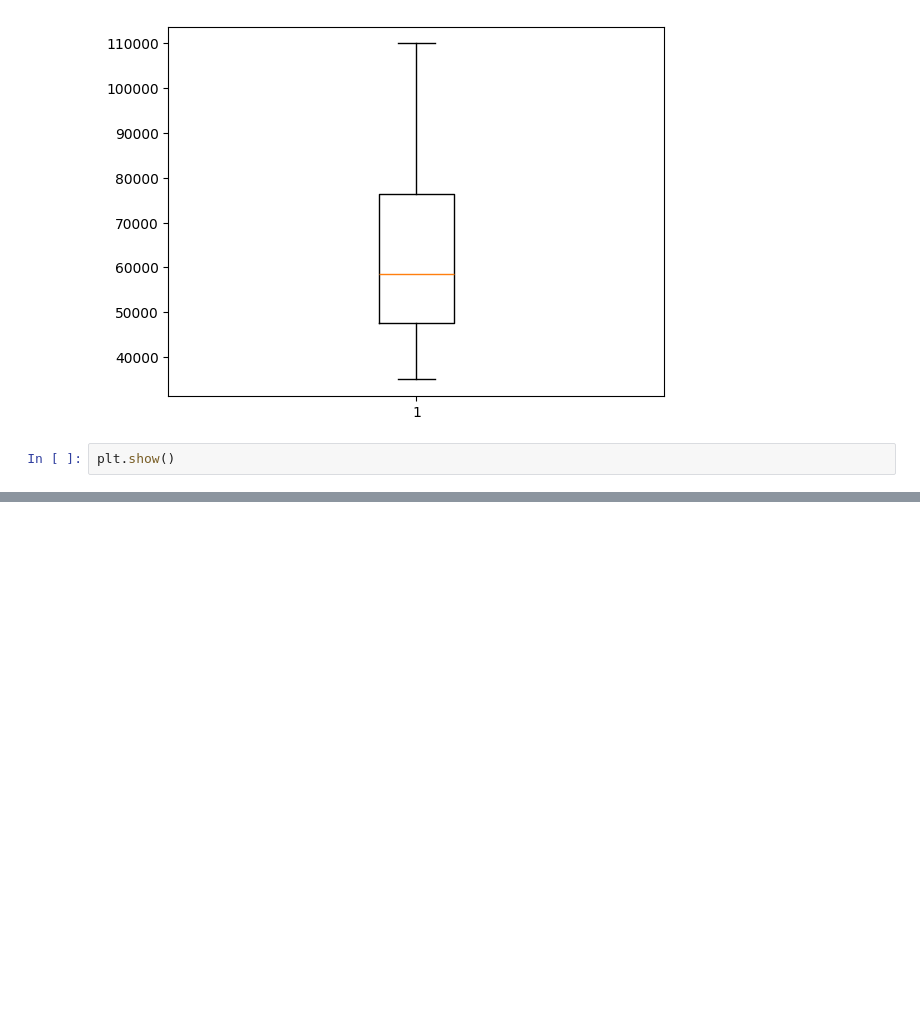
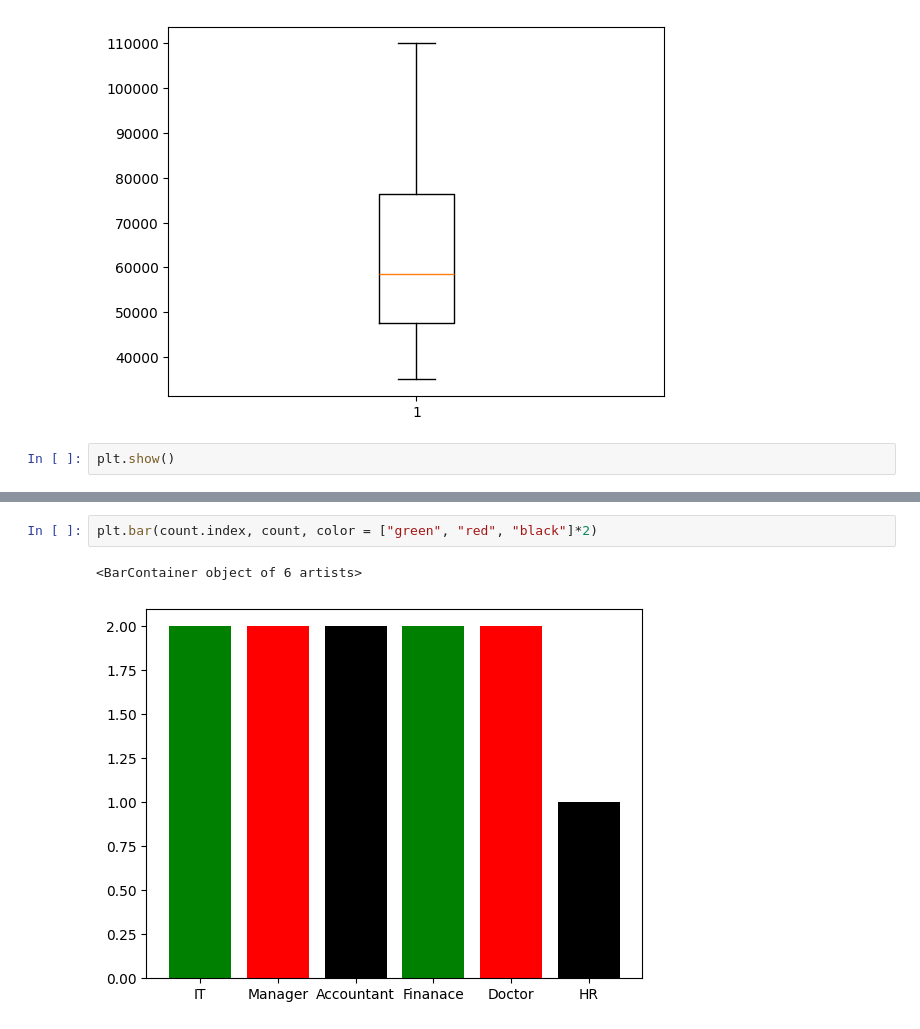
Before and after one commit to Neverask1121/RAG-application, a Jupyter notebook: matplotlib/plt.ipynb, the cells around one changed output, grey strips where cells are left out. Drawn from its saved outputs; the diff is of its cells as text; blank space fills up the shorter version.

```diff
--- a/matplotlib/plt.ipynb
+++ b/matplotlib/plt.ipynb
@@ -62,0 +113,5 @@ plt.show()
+# %%
+plt.bar(count.index, count, color = ["green", "red", "black"]*2)
+# %% [output]
+<BarContainer object of 6 artists>
+[figure, added]
```
Also changed, not shown: parts of 6 cells of this notebook.
